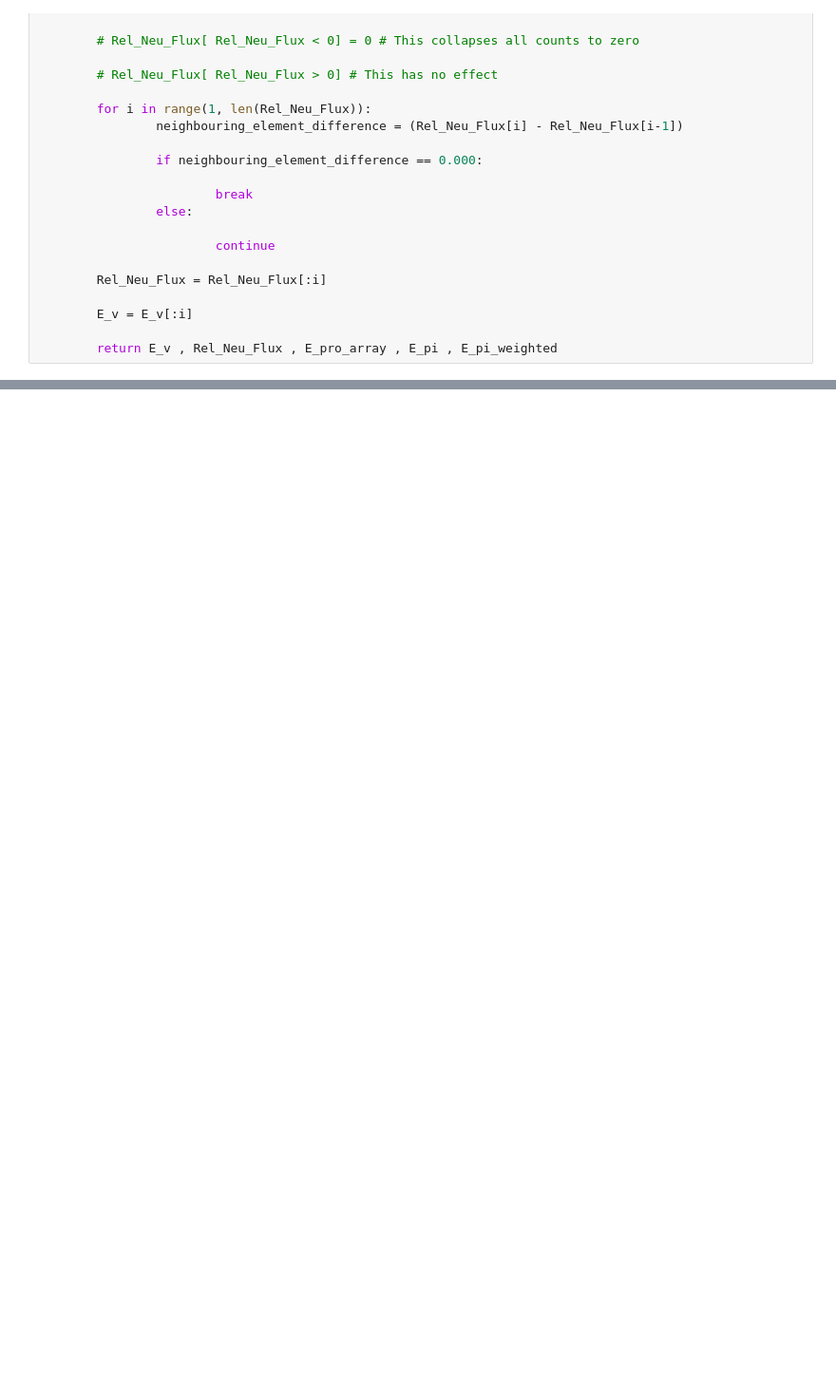
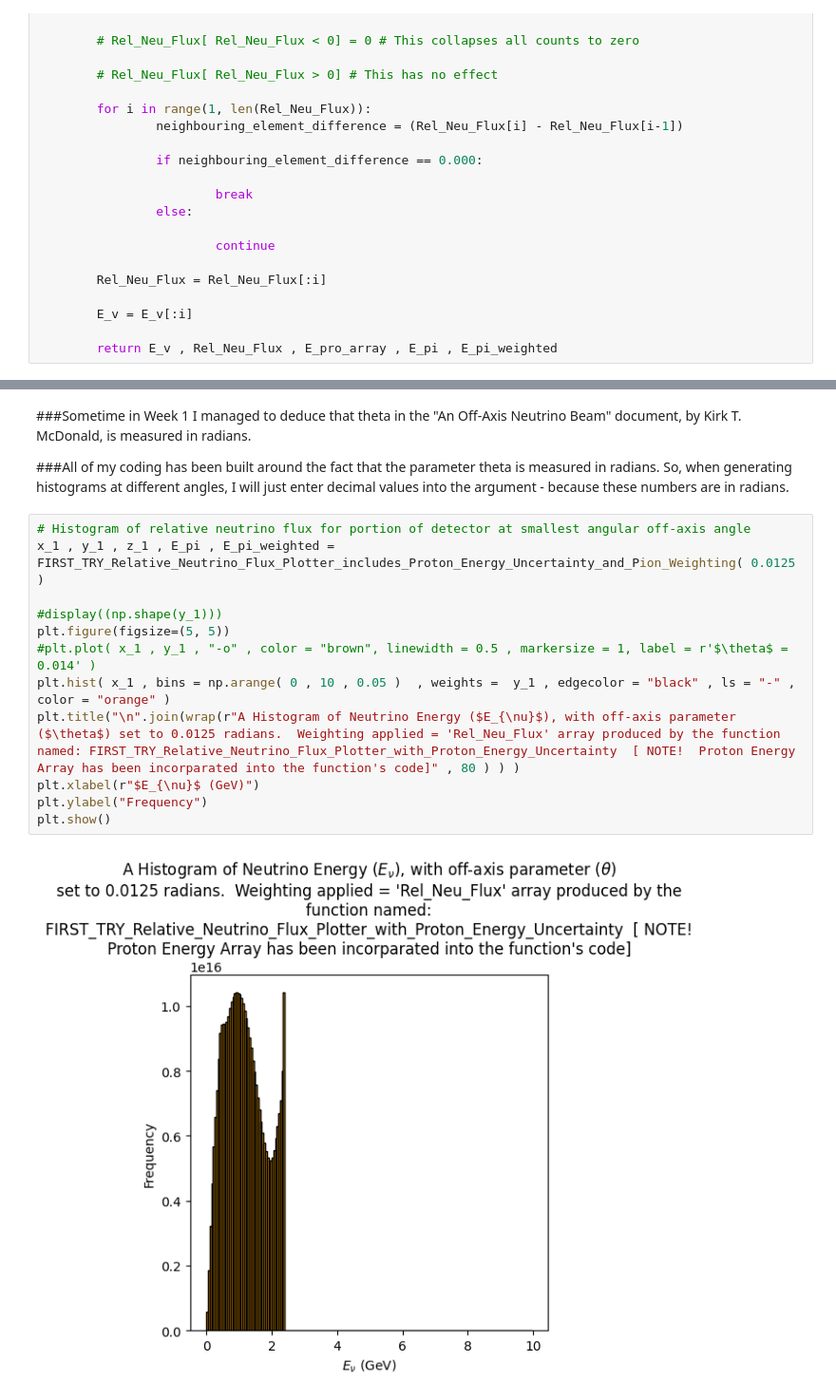
Before and after one commit to MrD0balina/Fourth-Year-Project---Neutrino-Oscillations, a Jupyter notebook: Week_7_Pion_Plots_and_Interpolation_work_First_Implementation_of_Pion_Weighting_First_use_of_actual_Near_Detector_dimensions.ipynb, the cells around one changed output, grey strips where cells are left out. Shown at 95% size. Saved outputs shown, nothing was run; the diff lists cells and outputs as text; blank space fills up the shorter version.

```diff
--- a/Week_7_Pion_Plots_and_Interpolation_work_First_Implementation_of_Pion_Weighting_First_use_of_actual_Near_Detector_dimensions.ipynb
+++ b/Week_7_Pion_Plots_and_Interpolation_work_First_Implementation_of_Pion_Weighting_First_use_of_actual_Near_Detector_dimensions.ipynb
@@ -923,0 +933,18 @@ print(len(np.where( x_1 < 0 ) ) )
+# %% [markdown]
+###Sometime in Week 1 I managed to deduce that theta in the "An Off-Axis Neutrino Beam" document, by Kirk T. McDonald, is measured in radians.
+
+###All of my coding has been built around the fact that the parameter theta is measured in radians.  So, when generating histograms at different angles, I will just enter decimal values into the argument - because these numbers are in radians.
+# %%
+# Histogram of relative neutrino flux for portion of detector at smallest angular off-axis angle
+x_1 , y_1 , z_1 , E_pi , E_pi_weighted = FIRST_TRY_Relative_Neutrino_Flux_Plotter_includes_Proton_Energy_Uncertainty_and_Pion_Weighting( 0.0125 )
+
+#display((np.shape(y_1)))
+plt.figure(figsize=(5, 5))
+#plt.plot( x_1 , y_1 , "-o" , color = "brown", linewidth = 0.5 , markersize = 1, label = r'$\theta$ = 0.014' )
+plt.hist( x_1 , bins = np.arange( 0 , 10 , 0.05 )  , weights =  y_1 , edgecolor = "black" , ls = "-" , color = "orange" )
+plt.title("\n".join(wrap(r"A Histogram of Neutrino Energy ($E_{\nu}$), with off-axis parameter ($\theta$) set to 0.0125 radians.  Weighting applied = 'Rel_Neu_Flux' array produced by the function named: FIRST_TRY_Relative_Neutrino_Flux_Plotter_with_Proton_Energy_Uncertainty  [ NOTE!  Proton Energy Array has been incorparated into the function's code]" , 80 ) ) )
+plt.xlabel(r"$E_{\nu}$ (GeV)")
+plt.ylabel("Frequency")
+plt.show()
+# %% [output]
+[figure, added]
```
Also changed, not shown: parts of 12 cells of this notebook.
